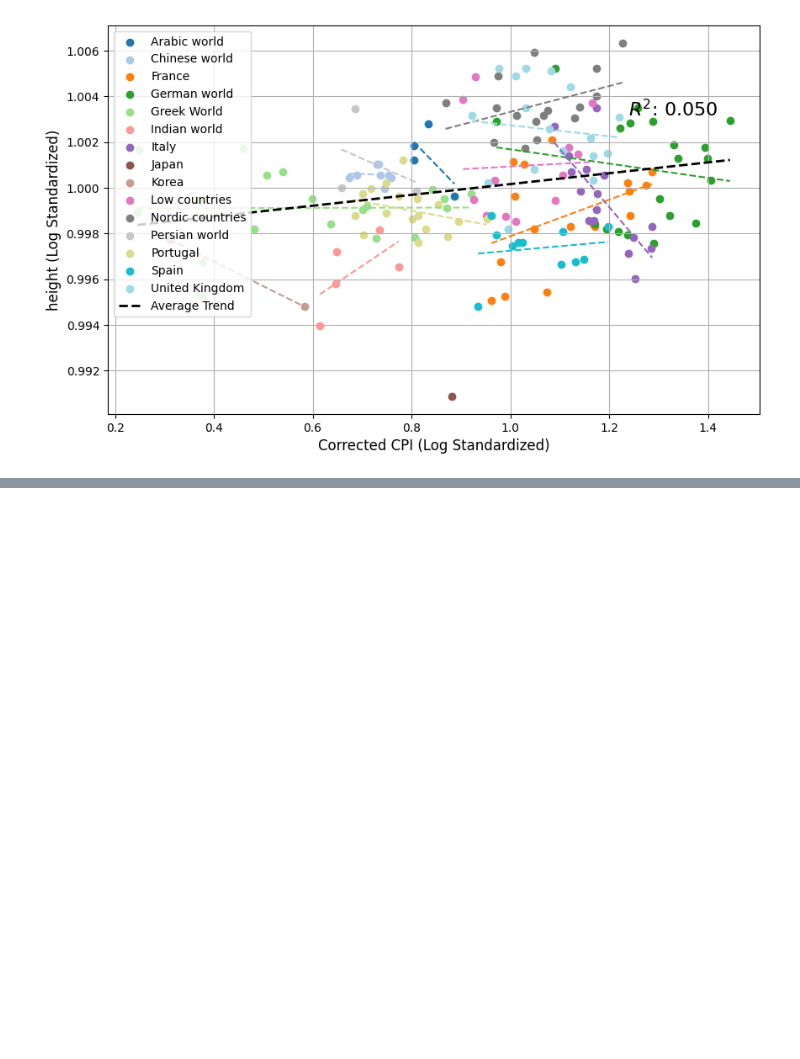
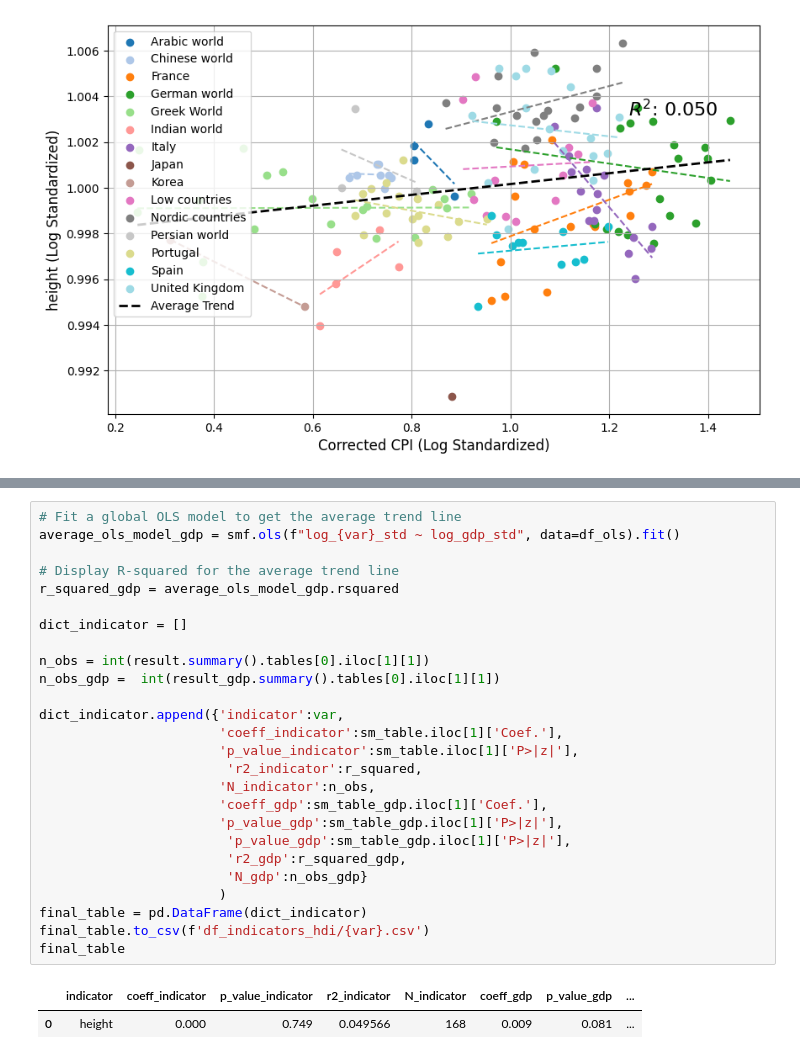
Before and after one commit to charlesdedampierre/cultura, a Jupyter notebook: 11 - height.ipynb, the cells around one changed output, grey strips where cells are left out. Saved outputs shown, nothing was run; the diff lists cells and outputs as text; blank space fills up the shorter version.

```diff
--- a/11 - height.ipynb
+++ b/11 - height.ipynb
@@ -320,2 +366,31 @@ plt.show()
+# %%
+# Fit a global OLS model to get the average trend line
+average_ols_model_gdp = smf.ols(f"log_{var}_std ~ log_gdp_std", data=df_ols).fit()
+
+# Display R-squared for the average trend line
+r_squared_gdp = average_ols_model_gdp.rsquared
+
+dict_indicator = []
+
+n_obs = int(result.summary().tables[0].iloc[1][1])
+n_obs_gdp =  int(result_gdp.summary().tables[0].iloc[1][1])
+
+dict_indicator.append({'indicator':var,
+                       'coeff_indicator':sm_table.iloc[1]['Coef.'],
+                       'p_value_indicator':sm_table.iloc[1]['P>|z|'],
+                        'r2_indicator':r_squared,
+                       'N_indicator':n_obs,
+                       'coeff_gdp':sm_table_gdp.iloc[1]['Coef.'],
+                       'p_value_gdp':sm_table_gdp.iloc[1]['P>|z|'],
+                        'p_value_gdp':sm_table_gdp.iloc[1]['P>|z|'],
+                        'r2_gdp':r_squared_gdp,
+                        'N_gdp':n_obs_gdp}
+                       )
+final_table = pd.DataFrame(dict_indicator)
+final_table.to_csv(f'df_indicators_hdi/{var}.csv')
+final_table
+# %% [output]
+|  | indicator | coeff_indicator | p_value_indicator | r2_indicator | N_indicator | coeff_gdp | p_value_gdp | ... |
+| 0 | height | 0.000 | 0.749 | 0.049566 | 168 | 0.009 | 0.081 | ... |
 # %% [markdown]
 <!-- ### Load Culture -->
```
Also changed, not shown: parts of 1 cell of this notebook, 21 other files.
